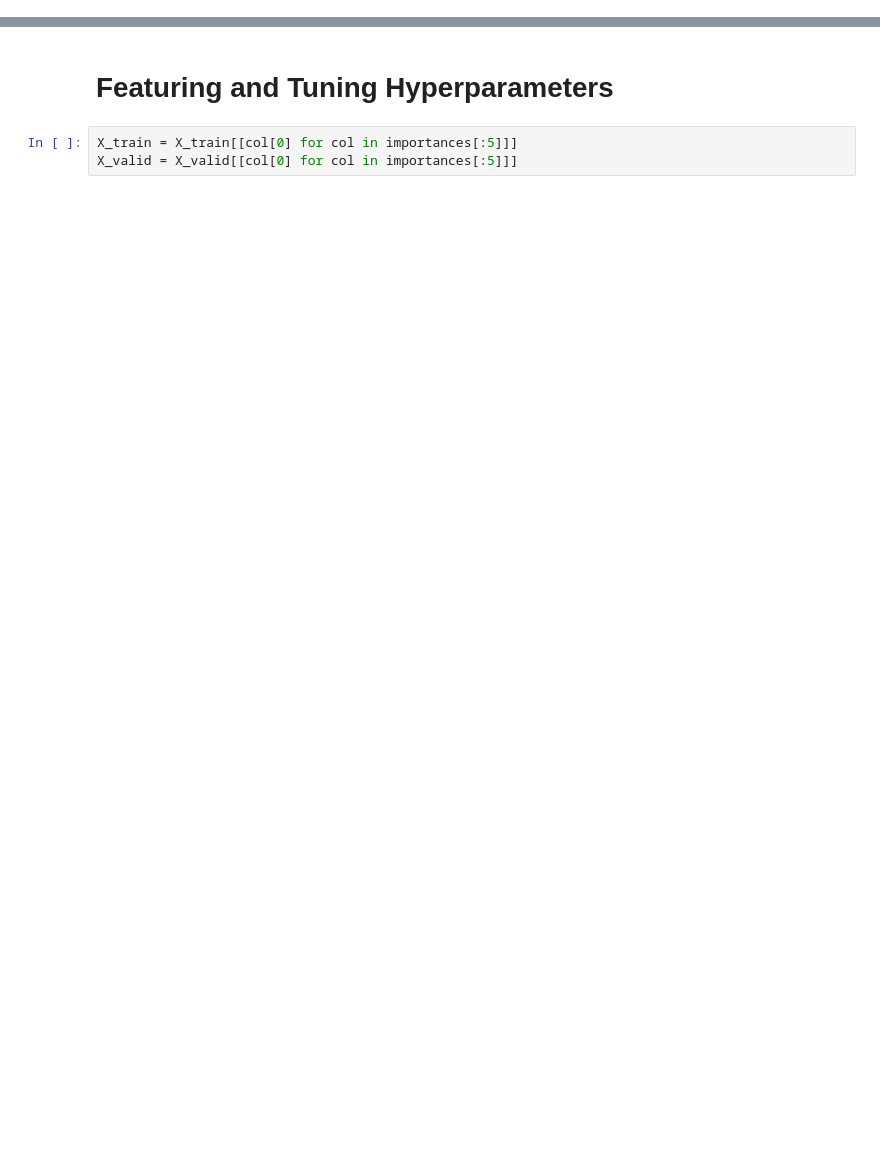
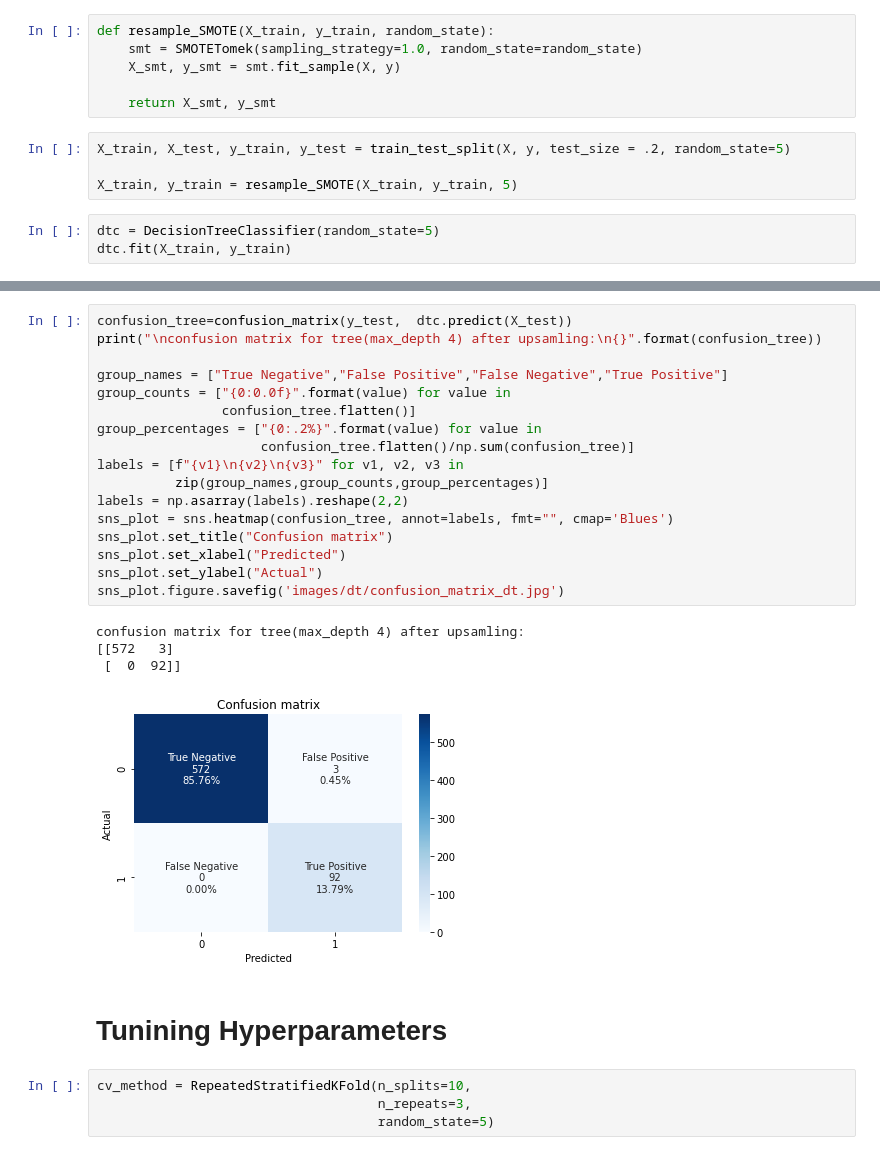
Before and after one commit to aschmirthan/TDT4173_project, a Jupyter notebook: DecisionTree.ipynb, the cells around one changed output, grey strips where cells are left out. Drawn from its saved outputs; the diff is of its cells as text; blank space fills up the shorter version.

Commit message:
Smote DT

```diff
--- a/DecisionTree.ipynb
+++ b/DecisionTree.ipynb
@@ -174,0 +127,13 @@ confusion matrix for tree(max_depth 4) after upsamling:
+# %%
+def resample_SMOTE(X_train, y_train, random_state):
+    smt = SMOTETomek(sampling_strategy=1.0, random_state=random_state)
+    X_smt, y_smt = smt.fit_sample(X, y)
+
+    return X_smt, y_smt
+# %%
+X_train, X_test, y_train, y_test = train_test_split(X, y, test_size = .2, random_state=5)
+
+X_train, y_train = resample_SMOTE(X_train, y_train, 5)
+# %%
+dtc = DecisionTreeClassifier(random_state=5)
+dtc.fit(X_train, y_train)
@@ -175,8 +153,31 @@ confusion matrix for tree(max_depth 4) after upsamling:
+# %%
+confusion_tree=confusion_matrix(y_test,  dtc.predict(X_test))
+print("\nconfusion matrix for tree(max_depth 4) after upsamling:\n{}".format(confusion_tree))
+
+group_names = ["True Negative","False Positive","False Negative","True Positive"]
+group_counts = ["{0:0.0f}".format(value) for value in
+                confusion_tree.flatten()]
+group_percentages = ["{0:.2%}".format(value) for value in
+                     confusion_tree.flatten()/np.sum(confusion_tree)]
+labels = [f"{v1}\n{v2}\n{v3}" for v1, v2, v3 in
+          zip(group_names,group_counts,group_percentages)]
+labels = np.asarray(labels).reshape(2,2)
+sns_plot = sns.heatmap(confusion_tree, annot=labels, fmt="", cmap='Blues')
+sns_plot.set_title("Confusion matrix")
+sns_plot.set_xlabel("Predicted")
+sns_plot.set_ylabel("Actual")
+sns_plot.figure.savefig('images/dt/confusion_matrix_dt.jpg')
+# %% [output]
+confusion matrix for tree(max_depth 4) after upsamling:
+[[572   3]
+ [  0  92]]
+[figure, added]
 # %% [markdown]
-# Featuring and Tuning Hyperparameters
+# Tunining Hyperparameters
-# %%
-X_train = X_train[[col[0] for col in importances[:5]]]
-X_valid = X_valid[[col[0] for col in importances[:5]]]
+# %%
+cv_method = RepeatedStratifiedKFold(n_splits=10,
+                                    n_repeats=3,
+                                    random_state=5)
 # %%
 df_classifier = DecisionTreeClassifier(random_state=5)
 
```
Also changed, not shown: parts of 29 cells of this notebook, 5 other files.
